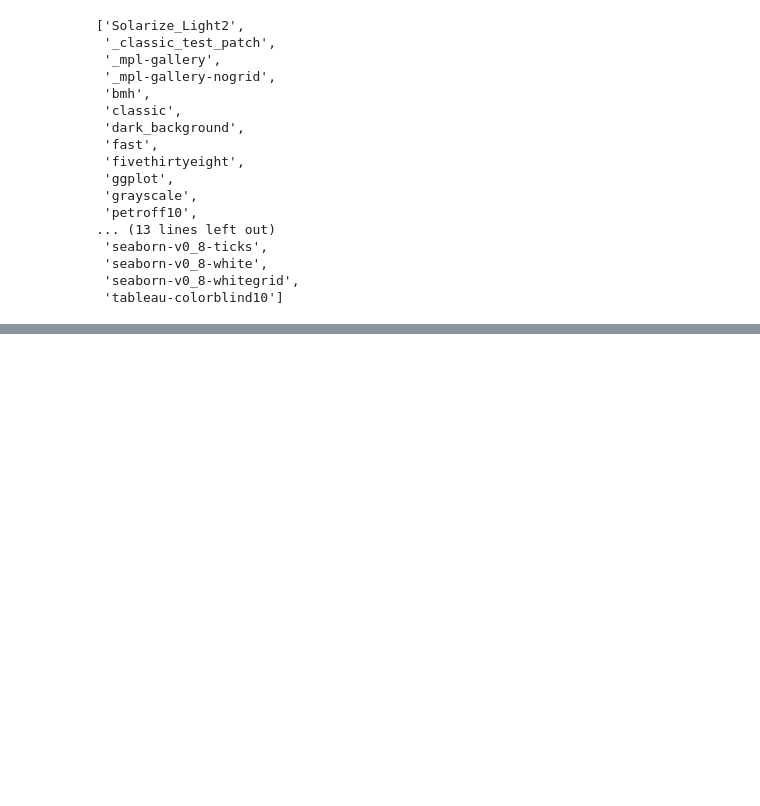
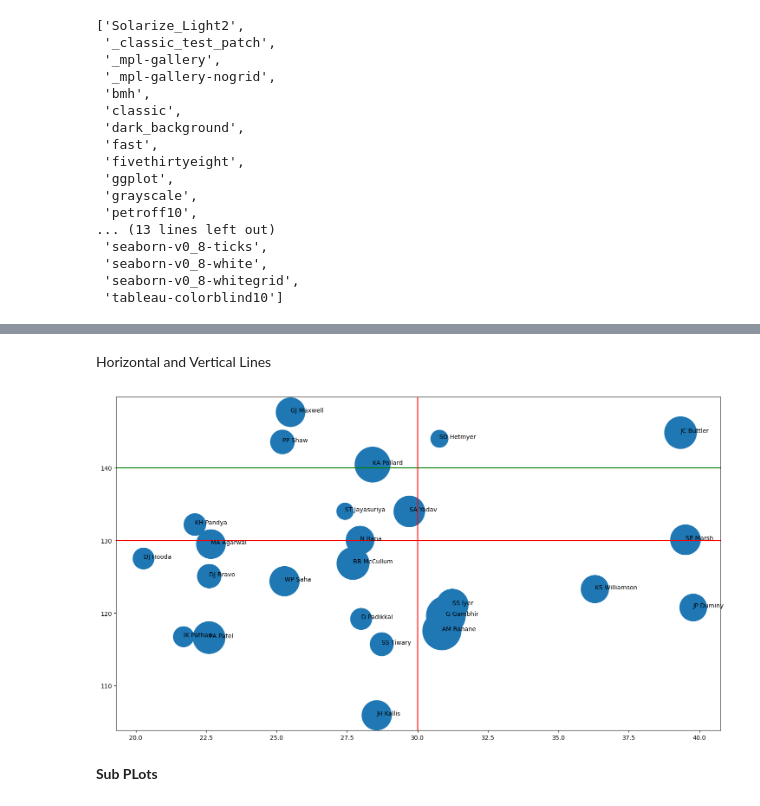
Before and after one commit to Vaidehi1005/MachineLearning, a Jupyter notebook: Matplotlib.ipynb, the cells around one changed output, grey strips where cells are left out. Saved outputs shown, nothing was run; the diff lists cells and outputs as text; code cells hidden in the pictures; blank space fills up the shorter version.

```diff
--- a/Matplotlib.ipynb
+++ b/Matplotlib.ipynb
@@ -522,0 +618,17 @@ Text(0, 0.5, 'PetalLengthCm')
+# %% [markdown]
+Horizontal and Vertical Lines
+# %%
+#now i have to do bidding for the team mates those whose strike rate is above 130
+
+plt.figure(figsize=(18,10))
+plt.scatter(sample_df['avg'],sample_df['strike_rate'],s=sample_df['runs'])
+plt.axhline(130,color='red') #for selecting the strike rate above 130 so we created a line
+plt.axhline(140,color='green')
+plt.axvline(30,color='red')
+
+for i in range(sample_df.shape[0]):
+  plt.text(sample_df['avg'].values[i],sample_df['strike_rate'].values[i],sample_df['batter'].values[i])
+# %% [output]
+[figure, added]
+# %% [markdown]
+**Sub PLots**
```
Also changed, not shown: parts of 30 cells of this notebook.
